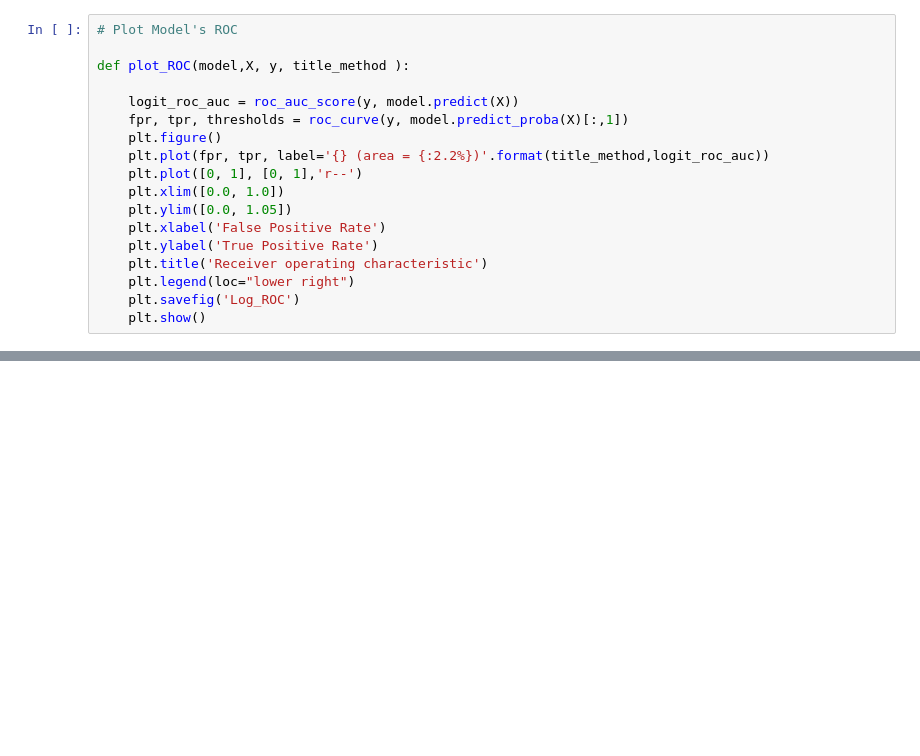
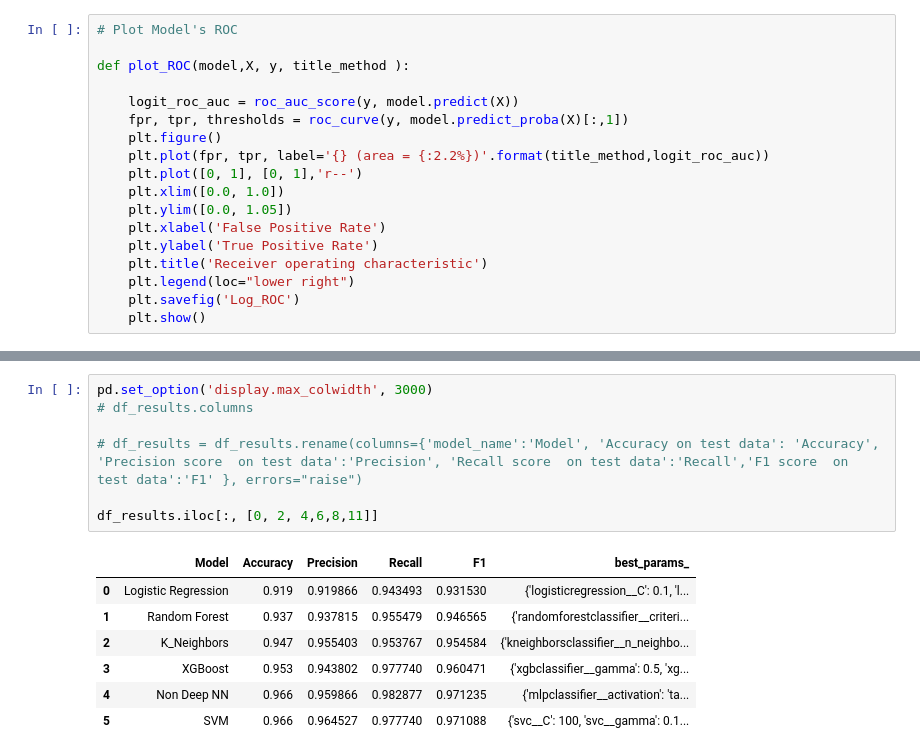
Before and after one commit to azarbarzin/Springboard, a Jupyter notebook: Capstone Project 2/Notebooks/05_modeling.ipynb, the cells around one changed output, grey strips where cells are left out. Drawn from its saved outputs; the diff is of its cells as text; blank space fills up the shorter version.

```diff
--- a/Capstone Project 2/Notebooks/05_modeling.ipynb
+++ b/Capstone Project 2/Notebooks/05_modeling.ipynb
@@ -292,0 +282,15 @@ df_results
+# %%
+pd.set_option('display.max_colwidth', 3000)
+# df_results.columns
+
+# df_results = df_results.rename(columns={'model_name':'Model', 'Accuracy on test data': 'Accuracy', 'Precision score  on test data':'Precision', 'Recall score  on test data':'Recall','F1 score  on test data':'F1' }, errors="raise")
+
+df_results.iloc[:, [0, 2, 4,6,8,11]]
+# %% [output]
+|  | Model | Accuracy | Precision | Recall | F1 | best_params_ |
+| 0 | Logistic Regression | 0.919 | 0.919866 | 0.943493 | 0.931530 | {'logisticregression__C': 0.1, 'l... |
+| 1 | Random Forest | 0.937 | 0.937815 | 0.955479 | 0.946565 | {'randomforestclassifier__criteri... |
+| 2 | K_Neighbors | 0.947 | 0.955403 | 0.953767 | 0.954584 | {'kneighborsclassifier__n_neighbo... |
+| 3 | XGBoost | 0.953 | 0.943802 | 0.977740 | 0.960471 | {'xgbclassifier__gamma': 0.5, 'xg... |
+| 4 | Non Deep NN | 0.966 | 0.959866 | 0.982877 | 0.971235 | {'mlpclassifier__activation': 'ta... |
+| 5 | SVM | 0.966 | 0.964527 | 0.977740 | 0.971088 | {'svc__C': 100, 'svc__gamma': 0.1... |
```
Also changed, not shown: parts of 12 cells of this notebook, 2 other files.
